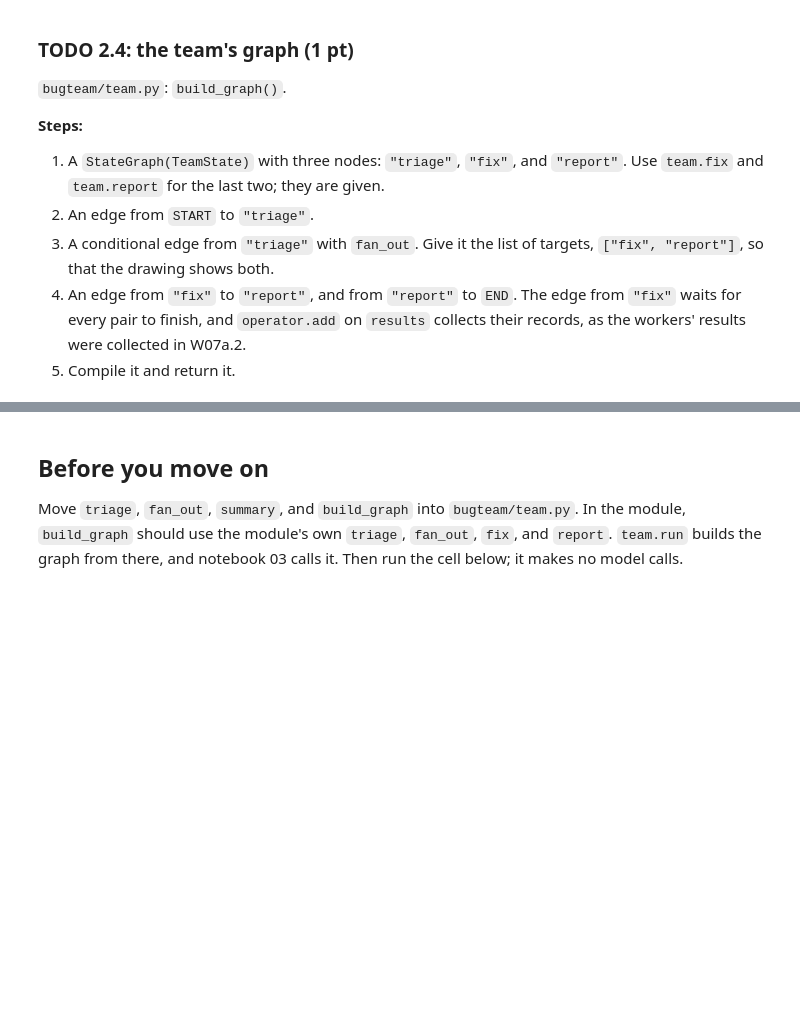
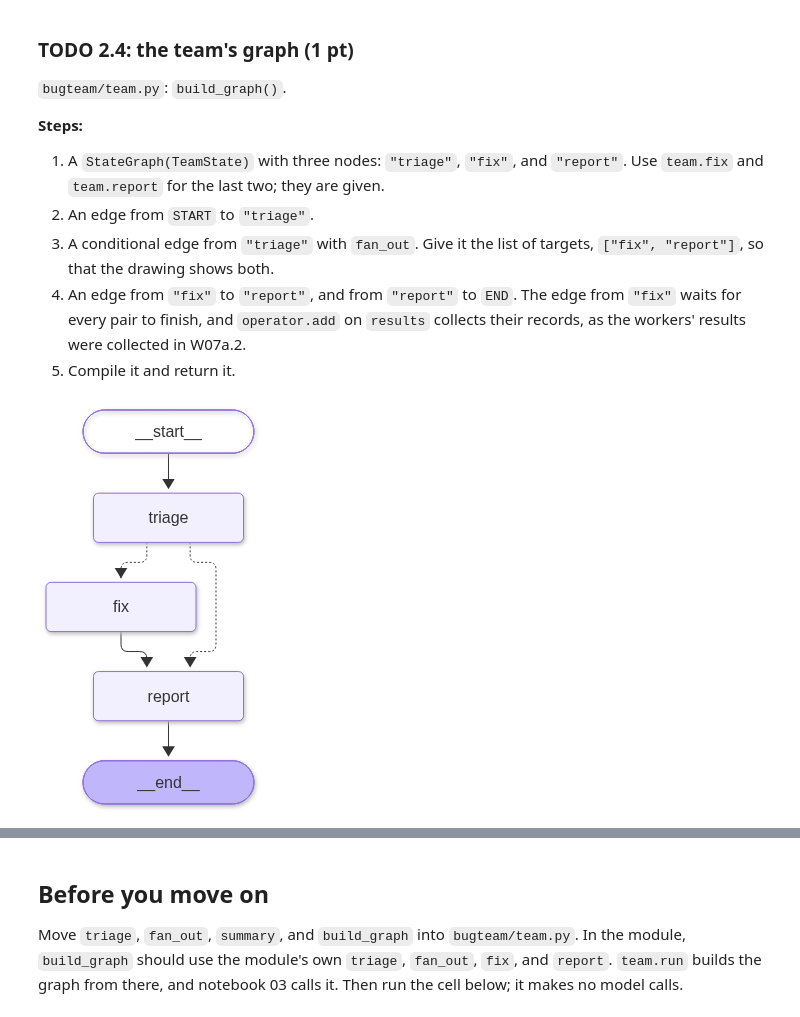
Before and after one commit to karthikeyansura/agentic-code-ops, a Jupyter notebook: DADA3_02_Team.ipynb, the cells around one changed output, grey strips where cells are left out. Saved outputs shown, nothing was run; the diff lists cells and outputs as text; code cells hidden in the pictures; blank space fills up the shorter version.

Commit message:
Add team code, run outputs and run answers

```diff
--- a/DADA3_02_Team.ipynb
+++ b/DADA3_02_Team.ipynb
@@ -49,8 +69,15 @@ from bugteam.util import retry
 
 # TODO 2.1
 def triage(state: TeamState) -> dict:
-    # your code here
-    ...
+    model = config.chat().with_structured_output(Label)
+    code = "\n\n".join(f"# {path}\n{text}" for path, text in repo_files().items()
+                       if path.startswith("huskyutils/"))
+    labels, reasons = {}, {}
+    for issue in state["issues"]:
+        decided = retry(model.invoke, TRIAGE_PROMPT.format(code=code, issue=issue_text(issue)))
+        labels[issue["number"]] = decided.label
+        reasons[issue["number"]] = decided.reasoning
+    return {"labels": labels, "reasons": reasons}
 # %%
 decided = triage({"issues": issues})
 for n, label in decided["labels"].items():
@@ -83,8 +122,10 @@ from langgraph.types import Send
 
 # TODO 2.2
 def fan_out(state: TeamState):
-    # your code here
-    ...
+    bugs = [i for i in state["issues"] if state["labels"].get(i["number"]) == "bug"]
+    if not bugs:
+        return "report"
+    return [Send("fix", {"issue": i, "note": state["reasons"].get(i["number"], "")}) for i in bugs]
 # %%
 two = issues[:3]
 labels = {two[0]["number"]: "bug", two[1]["number"]: "bug", two[2]["number"]: "not_a_bug"}
@@ -144,15 +193,24 @@ Check the paragraph against the lines above it. Does it say anything the lines d
 # %%
 from IPython.display import Image, display
 from langgraph.graph import END, START, StateGraph
 
 
 # TODO 2.4
 def build_graph():
-    # your code here
-    ...
+    builder = StateGraph(TeamState)
+    builder.add_node("triage", triage)
+    builder.add_node("fix", team.fix)
+    builder.add_node("report", team.report)
+    builder.add_edge(START, "triage")
+    builder.add_conditional_edges("triage", fan_out, ["fix", "report"])
+    builder.add_edge("fix", "report")
+    builder.add_edge("report", END)
+    return builder.compile()
 
 
 display(Image(build_graph().get_graph().draw_mermaid_png()))
+# %% [output]
+[figure, added]
 # %% [markdown]
 Your drawing should look like this. The dotted edges from `triage` are the conditional edge: one `Send` to `fix` per bug, or straight to `report` when there are none.
 
```
Also changed, not shown: parts of 9 cells of this notebook.
